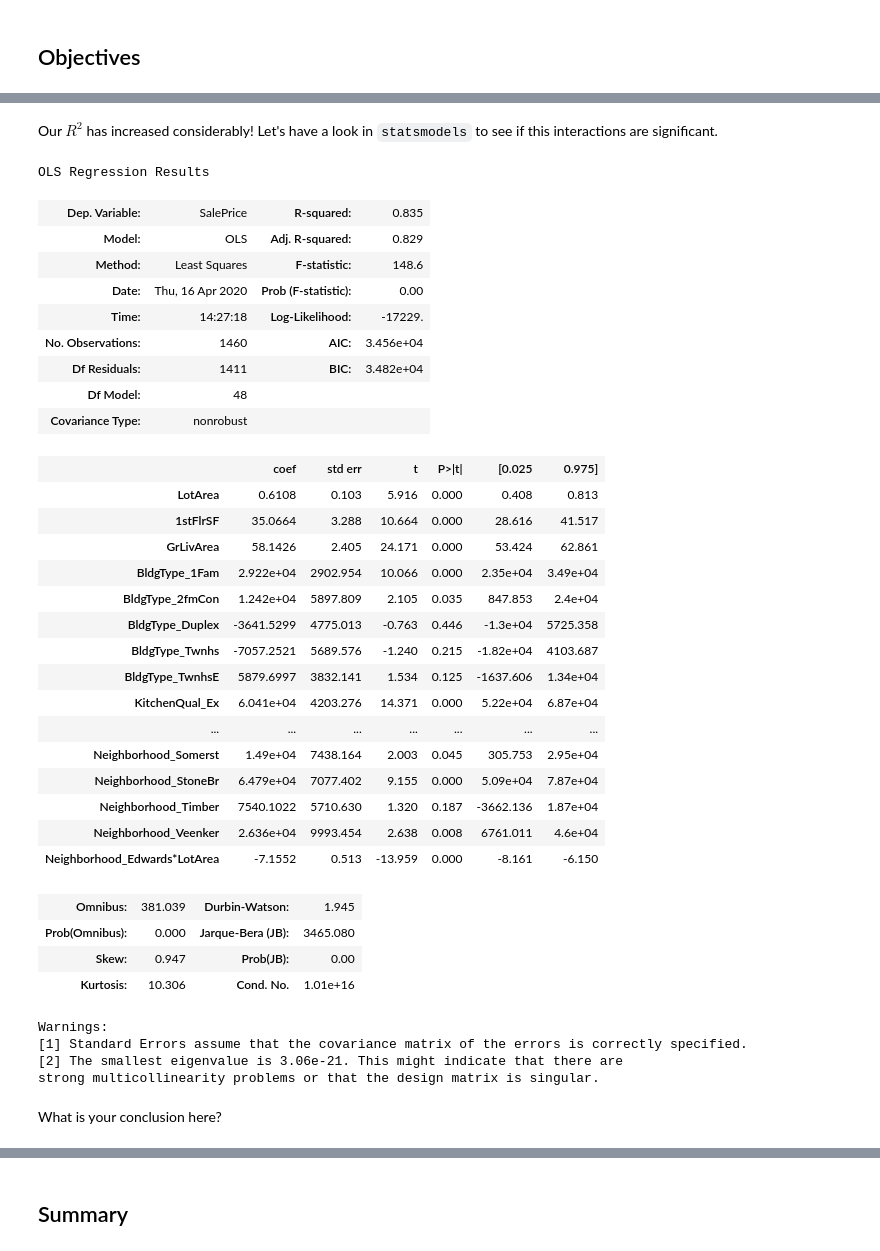
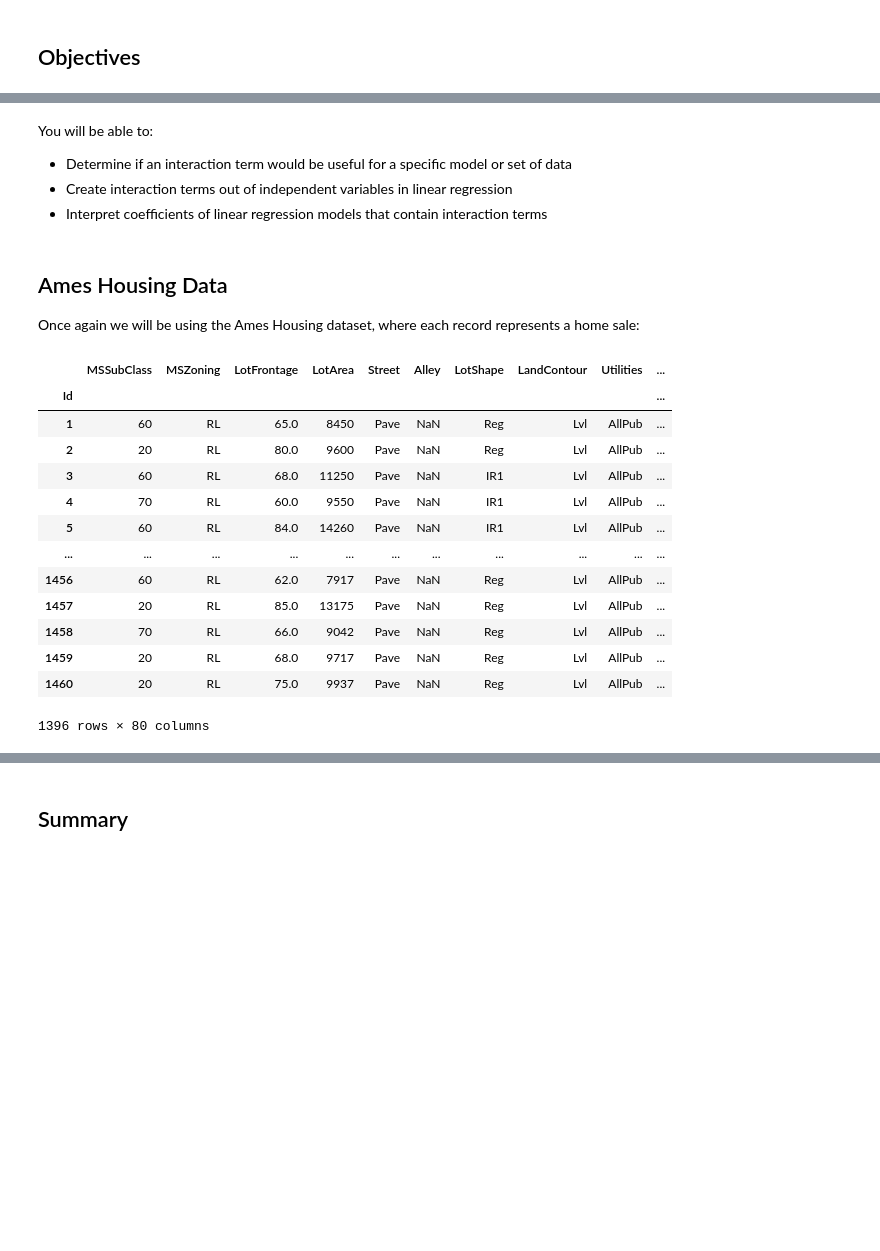
Before and after one commit to learn-co-curriculum/dsc-interaction-terms-lab-v2-5, a Jupyter notebook: index.ipynb, the cells around one changed output, grey strips where cells are left out. Drawn from its saved outputs; the diff is of its cells as text; code cells hidden in the pictures; blank space fills up the shorter version.

```diff
--- a/index.ipynb
+++ b/index.ipynb
@@ -167,46 +9,34 @@ final_model
-# %% [markdown]
-Our $R^2$ has increased considerably! Let's have a look in `statsmodels` to see if this interactions are significant.
-# %%
-import statsmodels.api as sm
-df_inter_sm = sm.add_constant(final)
-model = sm.OLS(y,final)
-results = model.fit()
-
-results.summary()
-# %% [output]
-OLS Regression Results
-| Dep. Variable: | SalePrice | R-squared: | 0.835 |
-| Model: | OLS | Adj. R-squared: | 0.829 |
-| Method: | Least Squares | F-statistic: | 148.6 |
-| Date: | Thu, 16 Apr 2020 | Prob (F-statistic): | 0.00 |
-| Time: | 14:27:18 | Log-Likelihood: | -17229. |
-| No. Observations: | 1460 | AIC: | 3.456e+04 |
-| Df Residuals: | 1411 | BIC: | 3.482e+04 |
-| Df Model: | 48 |  |  |
-| Covariance Type: | nonrobust |  |  |
-|  | coef | std err | t | P>|t| | [0.025 | 0.975] |
-| LotArea | 0.6108 | 0.103 | 5.916 | 0.000 | 0.408 | 0.813 |
-| 1stFlrSF | 35.0664 | 3.288 | 10.664 | 0.000 | 28.616 | 41.517 |
-| GrLivArea | 58.1426 | 2.405 | 24.171 | 0.000 | 53.424 | 62.861 |
-| BldgType_1Fam | 2.922e+04 | 2902.954 | 10.066 | 0.000 | 2.35e+04 | 3.49e+04 |
-| BldgType_2fmCon | 1.242e+04 | 5897.809 | 2.105 | 0.035 | 847.853 | 2.4e+04 |
-| BldgType_Duplex | -3641.5299 | 4775.013 | -0.763 | 0.446 | -1.3e+04 | 5725.358 |
-| BldgType_Twnhs | -7057.2521 | 5689.576 | -1.240 | 0.215 | -1.82e+04 | 4103.687 |
-| BldgType_TwnhsE | 5879.6997 | 3832.141 | 1.534 | 0.125 | -1637.606 | 1.34e+04 |
-| KitchenQual_Ex | 6.041e+04 | 4203.276 | 14.371 | 0.000 | 5.22e+04 | 6.87e+04 |
-| ... | ... | ... | ... | ... | ... | ... |
-| Neighborhood_Somerst | 1.49e+04 | 7438.164 | 2.003 | 0.045 | 305.753 | 2.95e+04 |
-| Neighborhood_StoneBr | 6.479e+04 | 7077.402 | 9.155 | 0.000 | 5.09e+04 | 7.87e+04 |
-| Neighborhood_Timber | 7540.1022 | 5710.630 | 1.320 | 0.187 | -3662.136 | 1.87e+04 |
-| Neighborhood_Veenker | 2.636e+04 | 9993.454 | 2.638 | 0.008 | 6761.011 | 4.6e+04 |
-| Neighborhood_Edwards*LotArea | -7.1552 | 0.513 | -13.959 | 0.000 | -8.161 | -6.150 |
-| Omnibus: | 381.039 | Durbin-Watson: | 1.945 |
-| Prob(Omnibus): | 0.000 | Jarque-Bera (JB): | 3465.080 |
-| Skew: | 0.947 | Prob(JB): | 0.00 |
-| Kurtosis: | 10.306 | Cond. No. | 1.01e+16 |
-Warnings:
-[1] Standard Errors assume that the covariance matrix of the errors is correctly specified.
-[2] The smallest eigenvalue is 3.06e-21. This might indicate that there are
-strong multicollinearity problems or that the design matrix is singular.
-# %% [markdown]
-What is your conclusion here?
+# %% [markdown]
+You will be able to:
+
+- Determine if an interaction term would be useful for a specific model or set of data
+- Create interaction terms out of independent variables in linear regression
+- Interpret coefficients of linear regression models that contain interaction terms
+# %% [markdown]
+## Ames Housing Data
+
+Once again we will be using the Ames Housing dataset, where each record represents a home sale:
+# %%
+import pandas as pd
+
+ames = pd.read_csv('ames.csv', index_col=0)
+
+# Remove some outliers to make the analysis more intuitive
+ames = ames[ames["GrLivArea"] < 3000]
+ames = ames[ames["LotArea"] < 20_000]
+ames
+# %% [output]
+|  | MSSubClass | MSZoning | LotFrontage | LotArea | Street | Alley | LotShape | LandContour | Utilities | ... |
+| Id |  |  |  |  |  |  |  |  |  | ... |
+| 1 | 60 | RL | 65.0 | 8450 | Pave | NaN | Reg | Lvl | AllPub | ... |
+| 2 | 20 | RL | 80.0 | 9600 | Pave | NaN | Reg | Lvl | AllPub | ... |
+| 3 | 60 | RL | 68.0 | 11250 | Pave | NaN | IR1 | Lvl | AllPub | ... |
+| 4 | 70 | RL | 60.0 | 9550 | Pave | NaN | IR1 | Lvl | AllPub | ... |
+| 5 | 60 | RL | 84.0 | 14260 | Pave | NaN | IR1 | Lvl | AllPub | ... |
+| ... | ... | ... | ... | ... | ... | ... | ... | ... | ... | ... |
+| 1456 | 60 | RL | 62.0 | 7917 | Pave | NaN | Reg | Lvl | AllPub | ... |
+| 1457 | 20 | RL | 85.0 | 13175 | Pave | NaN | Reg | Lvl | AllPub | ... |
+| 1458 | 70 | RL | 66.0 | 9042 | Pave | NaN | Reg | Lvl | AllPub | ... |
+| 1459 | 20 | RL | 68.0 | 9717 | Pave | NaN | Reg | Lvl | AllPub | ... |
+| 1460 | 20 | RL | 75.0 | 9937 | Pave | NaN | Reg | Lvl | AllPub | ... |
+1396 rows × 80 columns
```
Also changed, not shown: parts of 48 cells of this notebook, 7 other files.
